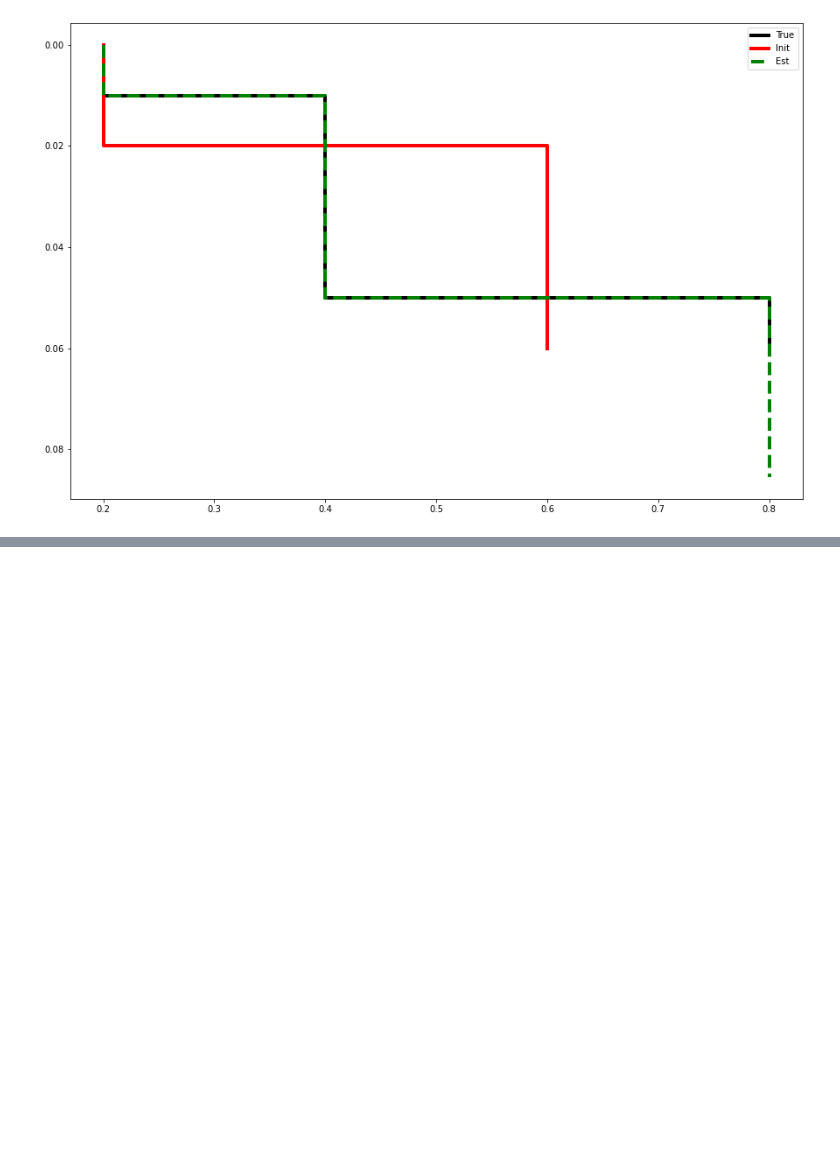
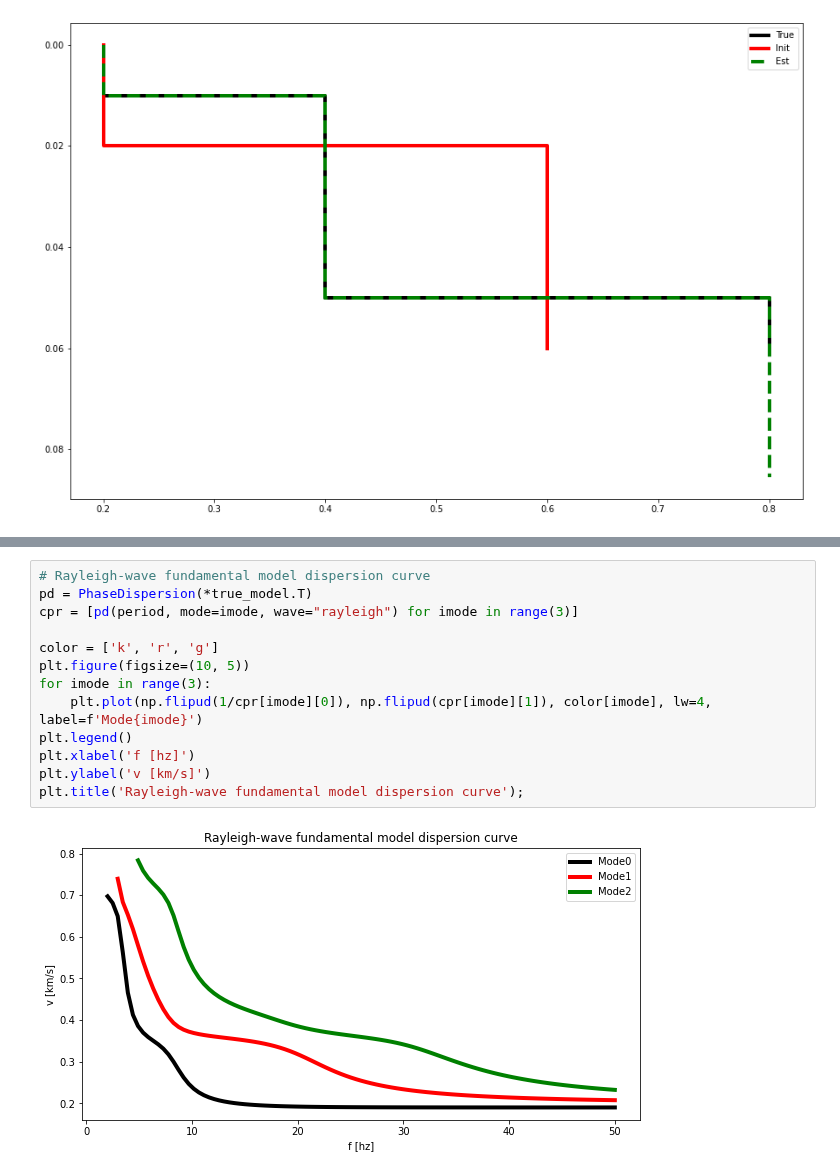
Before and after one commit to DIG-Kaust/Seismology, a Jupyter notebook: Dispersion/Dispersion.ipynb, the cells around one changed output, grey strips where cells are left out. Saved outputs shown, nothing was run; the diff lists cells and outputs as text; blank space fills up the shorter version.

```diff
--- a/Dispersion/Dispersion.ipynb
+++ b/Dispersion/Dispersion.ipynb
@@ -142,0 +186,15 @@ plt.legend();
+# %%
+# Rayleigh-wave fundamental model dispersion curve
+pd = PhaseDispersion(*true_model.T)
+cpr = [pd(period, mode=imode, wave="rayleigh") for imode in range(3)]
+
+color = ['k', 'r', 'g']
+plt.figure(figsize=(10, 5))
+for imode in range(3):
+    plt.plot(np.flipud(1/cpr[imode][0]), np.flipud(cpr[imode][1]), color[imode], lw=4, label=f'Mode{imode}')
+plt.legend()
+plt.xlabel('f [hz]')
+plt.ylabel('v [km/s]')
+plt.title('Rayleigh-wave fundamental model dispersion curve');
+# %% [output]
+[figure, added]
```
Also changed, not shown: parts of 20 cells of this notebook, 3 other files.
